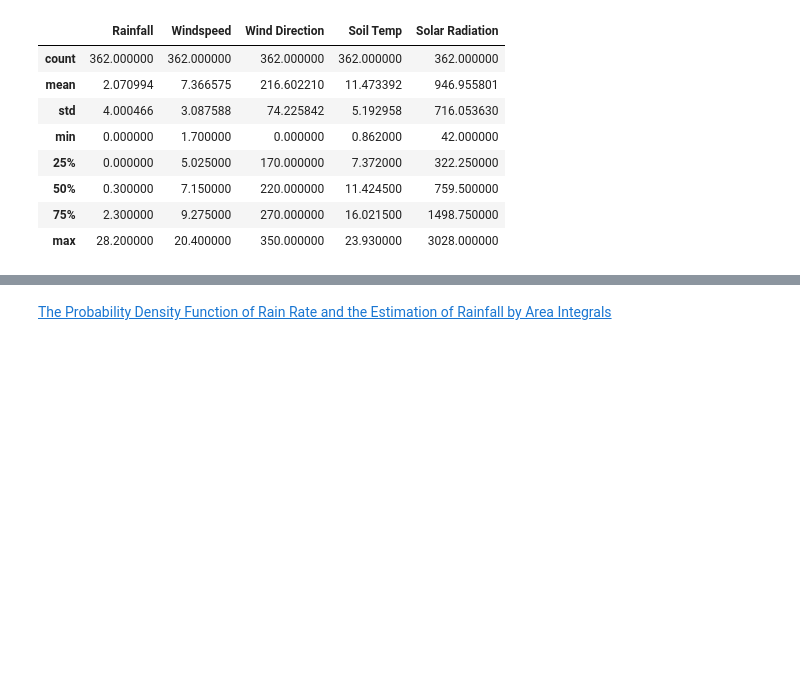
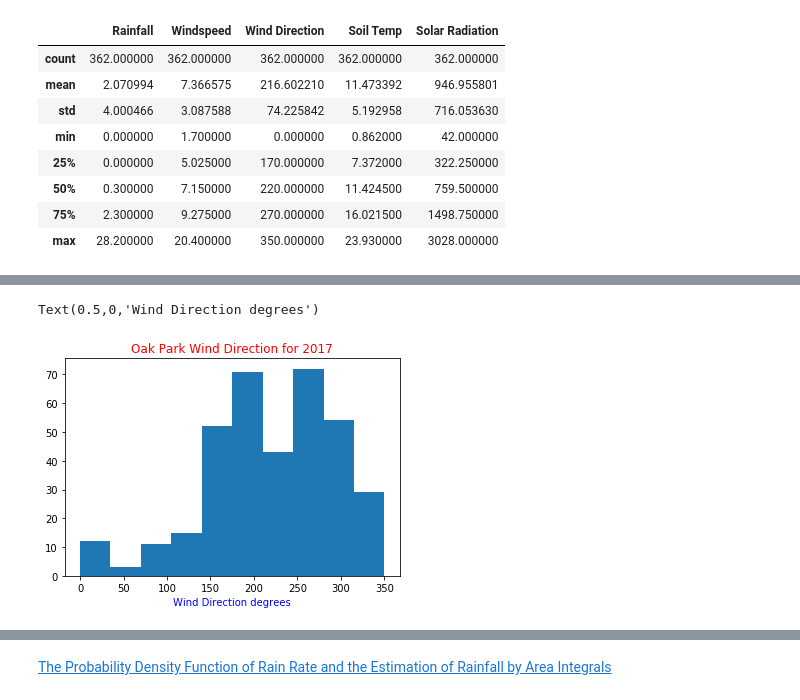
Before and after one commit to jruther/Programming_for_DA_PROJECT, a Jupyter notebook: Programming for DA _PROJECT-Copy2.ipynb, the cells around one changed output, grey strips where cells are left out. Cells and saved outputs as stored; diff of their text form; code cells hidden in the pictures; blank space fills up the shorter version.

```diff
--- a/Programming for DA _PROJECT-Copy2.ipynb
+++ b/Programming for DA _PROJECT-Copy2.ipynb
@@ -173,0 +181,7 @@ dtype: float64
+# %%
+plt.hist(b);
+plt.title('Oak Park Wind Direction for 2017', color='r')
+plt.xlabel('Wind Direction degrees',color ='b')
+# %% [output]
+Text(0.5,0,'Wind Direction degrees')
+[figure, added]
```
Also changed, not shown: parts of 61 cells of this notebook.
